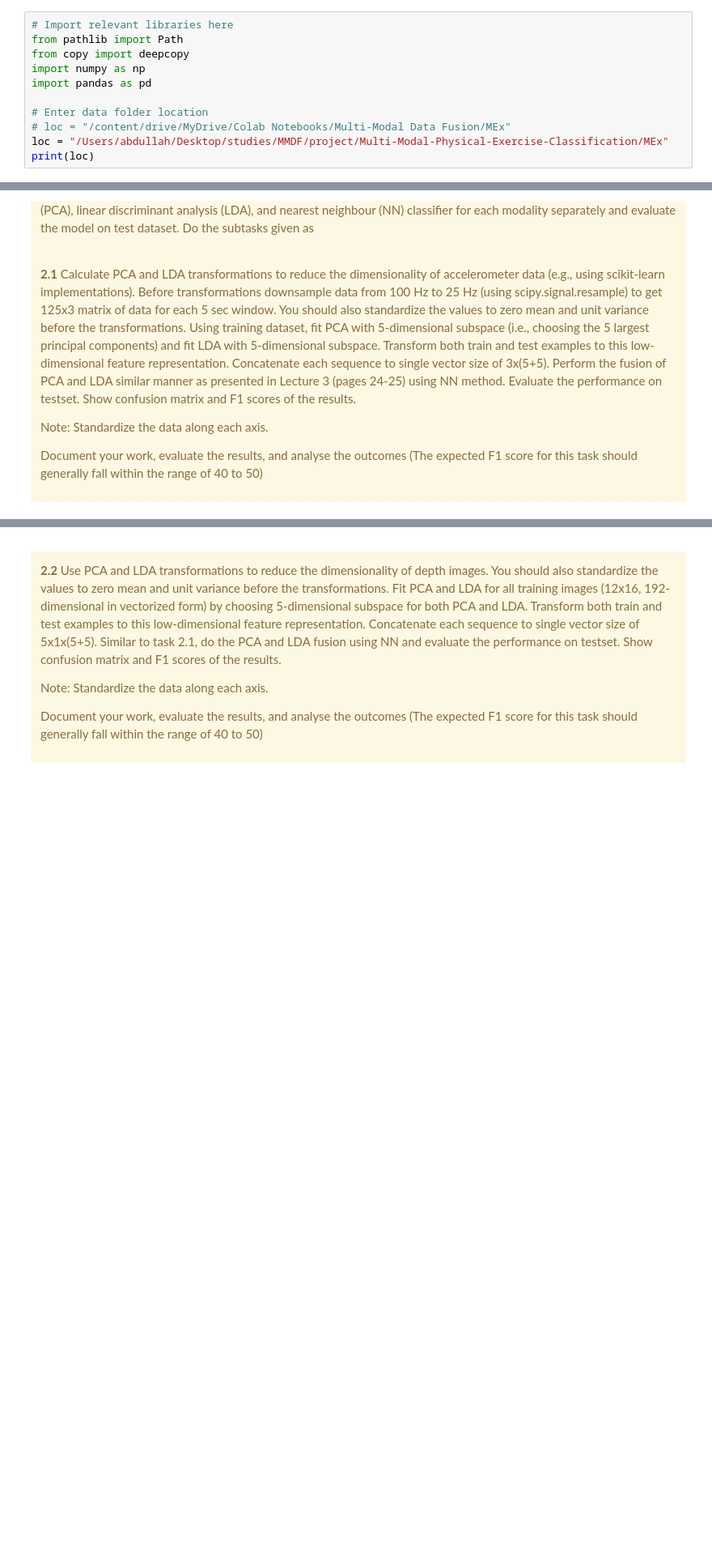
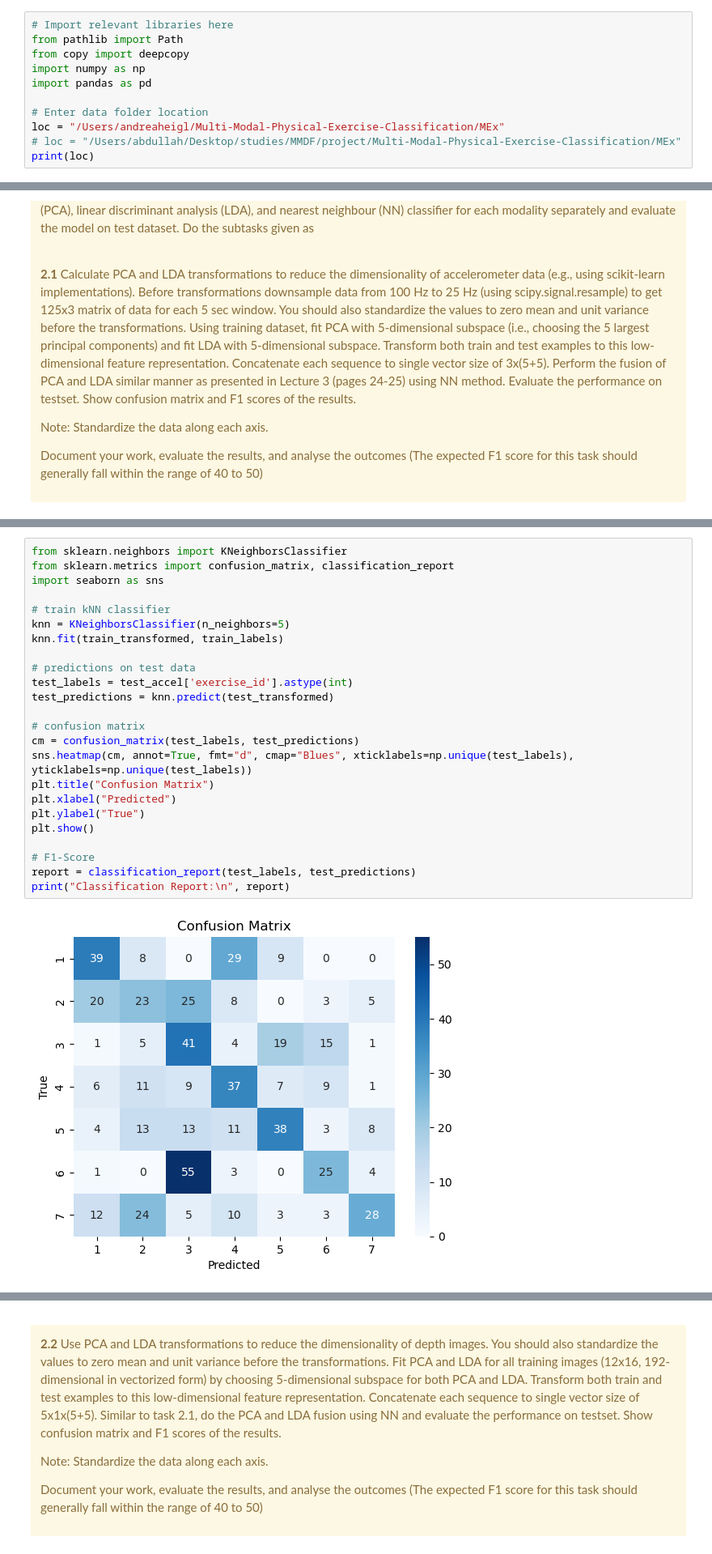
Before and after one commit to Abdullah12has/Multi-Modal-Physical-Exercise-Classification, a Jupyter notebook: project_work_MEx_classification.ipynb, the cells around one changed output, grey strips where cells are left out. Shown at 81% size. Cells and saved outputs as stored; diff of their text form; blank space fills up the shorter version.

```diff
--- a/project_work_MEx_classification.ipynb
+++ b/project_work_MEx_classification.ipynb
@@ -90,7 +90,7 @@ import numpy as np
 import pandas as pd
 
 # Enter data folder location
-# loc = "/content/drive/MyDrive/Colab Notebooks/Multi-Modal Data Fusion/MEx"
-loc = "/Users/abdullah/Desktop/studies/MMDF/project/Multi-Modal-Physical-Exercise-Classification/MEx"
+loc = "/Users/andreaheigl/Multi-Modal-Physical-Exercise-Classification/MEx"
+# loc = "/Users/abdullah/Desktop/studies/MMDF/project/Multi-Modal-Physical-Exercise-Classification/MEx"
 print(loc)
 # %% [output]
@@ -615,0 +737,26 @@ Document your work, evaluate the results, and analyse the outcomes (The expected
+# %%
+from sklearn.neighbors import KNeighborsClassifier
+from sklearn.metrics import confusion_matrix, classification_report
+import seaborn as sns
+
+# train kNN classifier
+knn = KNeighborsClassifier(n_neighbors=5)
+knn.fit(train_transformed, train_labels)
+
+# predictions on test data
+test_labels = test_accel['exercise_id'].astype(int)
+test_predictions = knn.predict(test_transformed)
+
+# confusion matrix
+cm = confusion_matrix(test_labels, test_predictions)
+sns.heatmap(cm, annot=True, fmt="d", cmap="Blues", xticklabels=np.unique(test_labels), yticklabels=np.unique(test_labels))
+plt.title("Confusion Matrix")
+plt.xlabel("Predicted")
+plt.ylabel("True")
+plt.show()
+
+# F1-Score
+report = classification_report(test_labels, test_predictions)
+print("Classification Report:\n", report)
+# %% [output]
+[figure, added]
```
Also changed, not shown: parts of 9 cells of this notebook.
